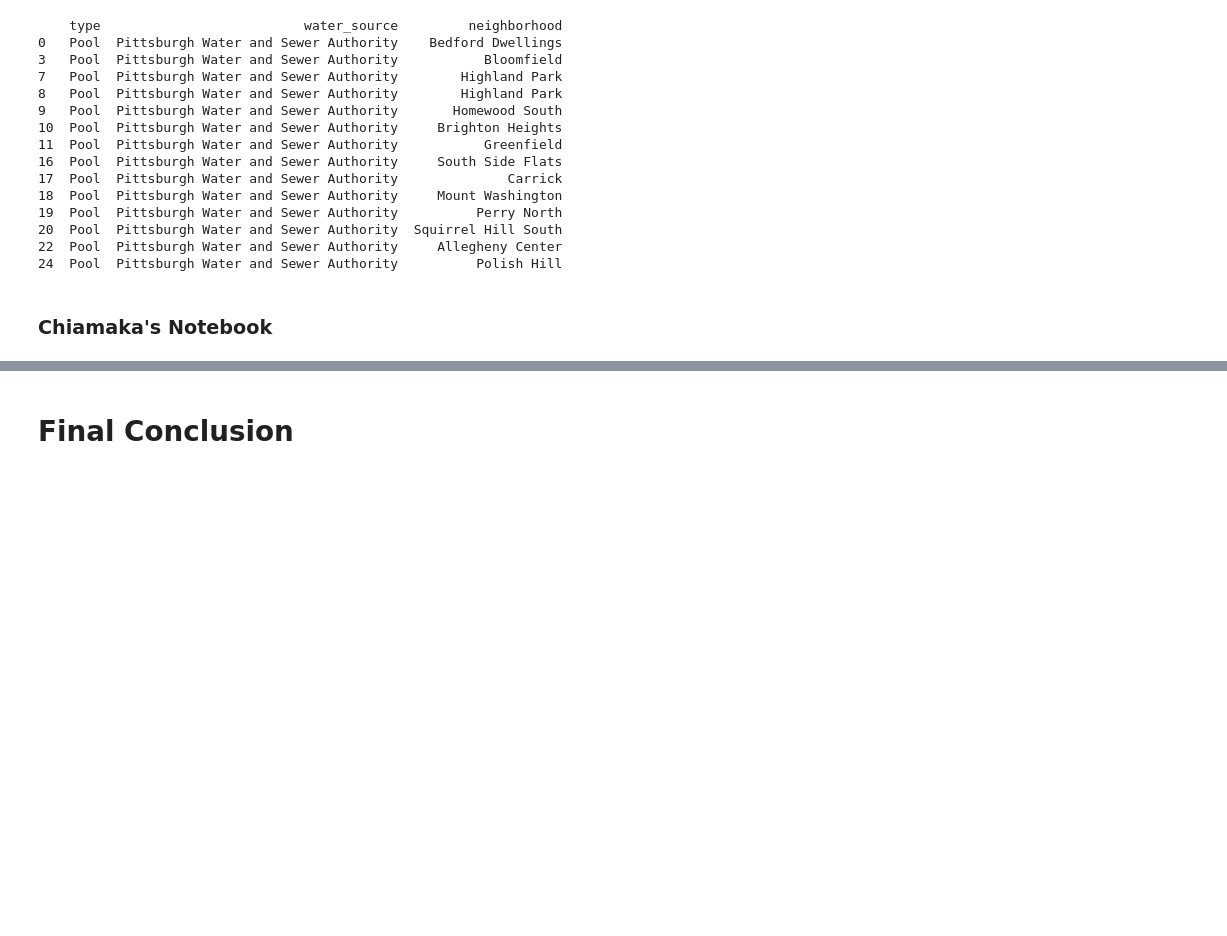
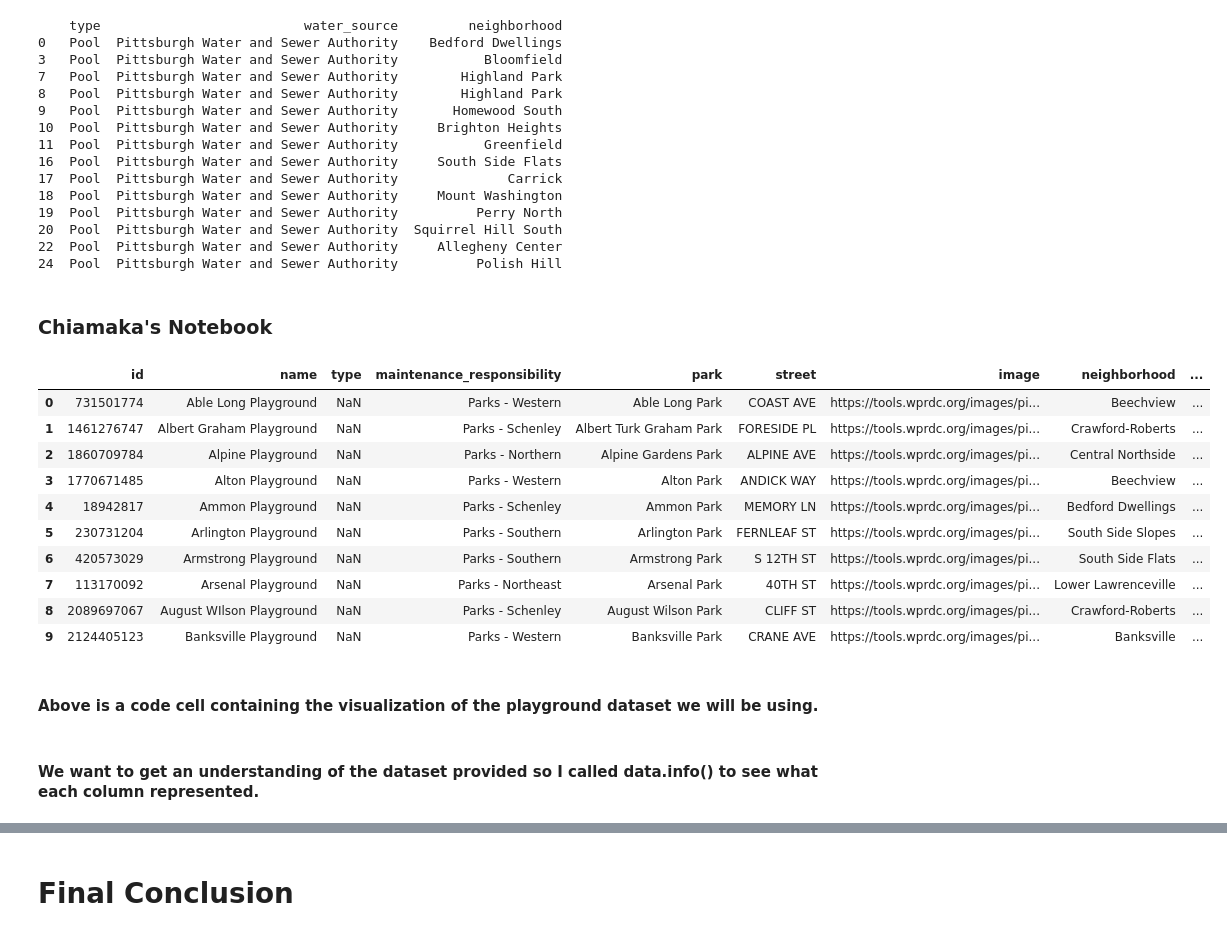
Before and after one commit to LucyEReilly/BigIdeasFinal, a Jupyter notebook: FinalNotebook.ipynb, the cells around one changed output, grey strips where cells are left out. Saved outputs shown, nothing was run; the diff lists cells and outputs as text; code cells hidden in the pictures; blank space fills up the shorter version.

```diff
--- a/FinalNotebook.ipynb
+++ b/FinalNotebook.ipynb
@@ -232,4 +233,5 @@ print(water_pool[['type', 'water_source', 'neighborhood']])
 22  Pool  Pittsburgh Water and Sewer Authority     Allegheny Center
 24  Pool  Pittsburgh Water and Sewer Authority          Polish Hill
 # %% [markdown]
+#
 ### Chiamaka's Notebook
@@ -235,0 +243,23 @@ print(water_pool[['type', 'water_source', 'neighborhood']])
+# %%
+# helps to display all the colums and rows
+pd.options.display.max_columns = None
+pd.options.display.max_rows = None
+
+data = pd.read_csv("Playgroud.csv")
+data.head(10)
+# %% [output]
+|  | id | name | type | maintenance_responsibility | park | street | image | neighborhood | ... |
+| 0 | 731501774 | Able Long Playground | NaN | Parks - Western | Able Long Park | COAST AVE | https://tools.wprdc.org/images/pi... | Beechview | ... |
+| 1 | 1461276747 | Albert Graham Playground | NaN | Parks - Schenley | Albert Turk Graham Park | FORESIDE PL | https://tools.wprdc.org/images/pi... | Crawford-Roberts | ... |
+| 2 | 1860709784 | Alpine Playground | NaN | Parks - Northern | Alpine Gardens Park | ALPINE AVE | https://tools.wprdc.org/images/pi... | Central Northside | ... |
+| 3 | 1770671485 | Alton Playground | NaN | Parks - Western | Alton Park | ANDICK WAY | https://tools.wprdc.org/images/pi... | Beechview | ... |
+| 4 | 18942817 | Ammon Playground | NaN | Parks - Schenley | Ammon Park | MEMORY LN | https://tools.wprdc.org/images/pi... | Bedford Dwellings | ... |
+| 5 | 230731204 | Arlington Playground | NaN | Parks - Southern | Arlington Park | FERNLEAF ST | https://tools.wprdc.org/images/pi... | South Side Slopes | ... |
+| 6 | 420573029 | Armstrong Playground | NaN | Parks - Southern | Armstrong Park | S 12TH ST | https://tools.wprdc.org/images/pi... | South Side Flats | ... |
+| 7 | 113170092 | Arsenal Playground | NaN | Parks - Northeast | Arsenal Park | 40TH ST | https://tools.wprdc.org/images/pi... | Lower Lawrenceville | ... |
+| 8 | 2089697067 | August WIlson Playground | NaN | Parks - Schenley | August Wilson Park | CLIFF ST | https://tools.wprdc.org/images/pi... | Crawford-Roberts | ... |
+| 9 | 2124405123 | Banksville Playground | NaN | Parks - Western | Banksville Park | CRANE AVE | https://tools.wprdc.org/images/pi... | Banksville | ... |
+# %% [markdown]
+#### Above is a code cell containing the visualization of the playground dataset we will be using.
+# %% [markdown]
+#### We want to get an understanding of the dataset provided so I called data.info() to see what each column represented.
```
Also changed, not shown: parts of 11 cells of this notebook.
